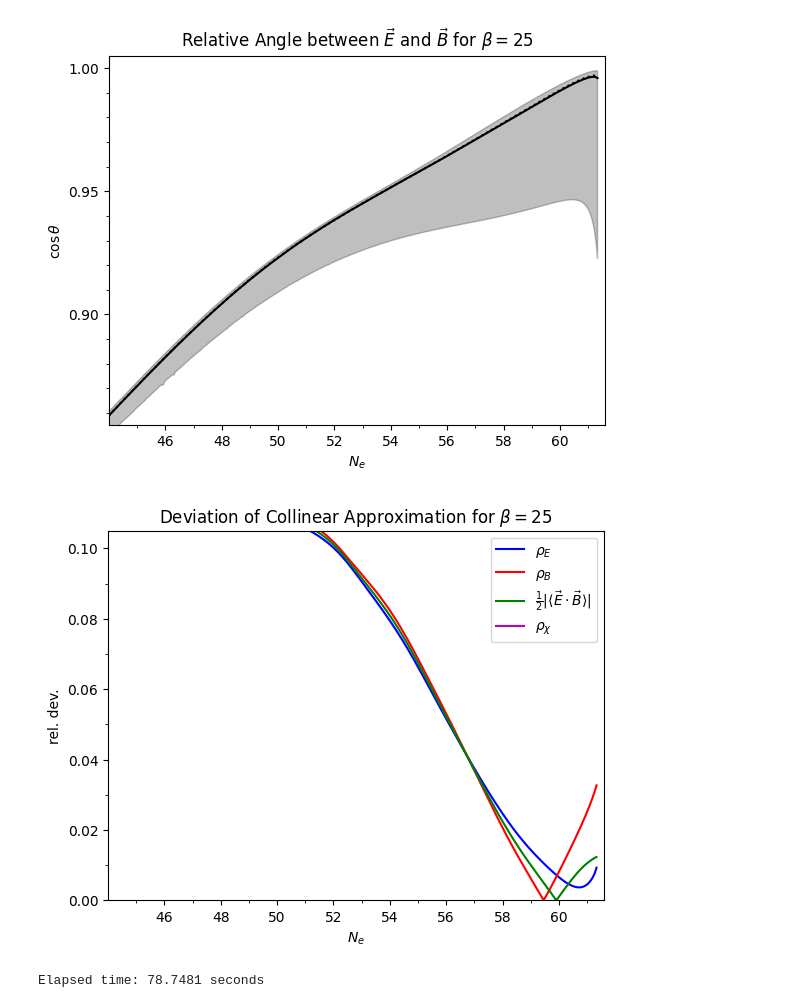
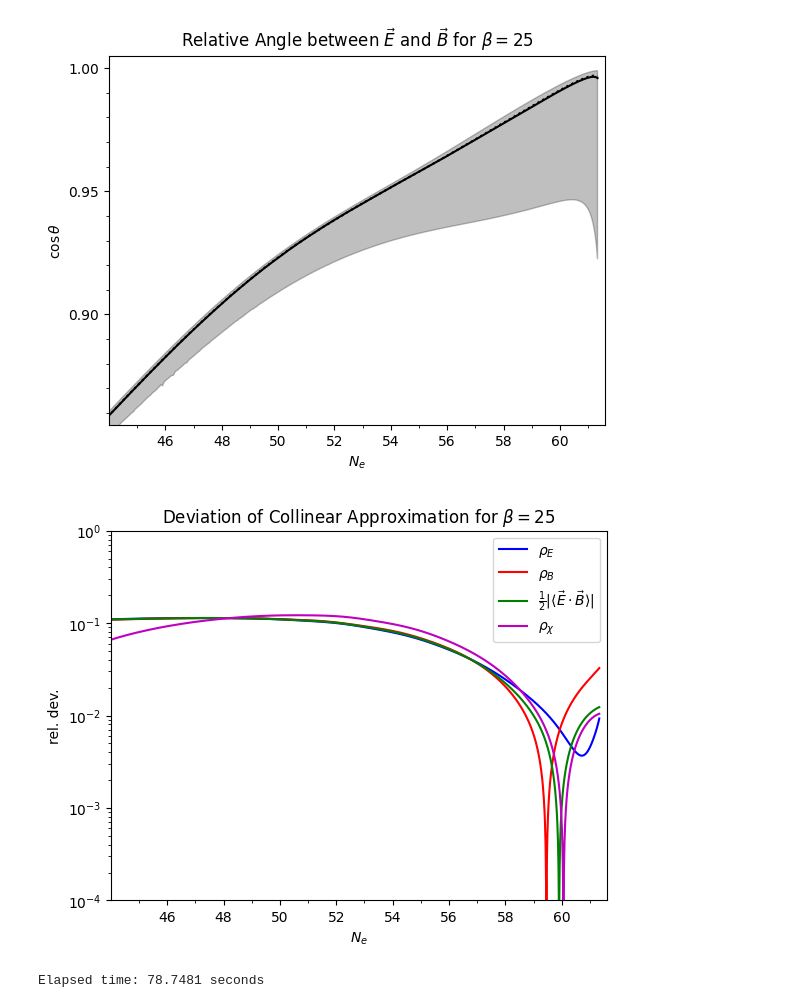
Before and after one commit to richard-von-eckardstein/GEFF, a Jupyter notebook: PlotResults.ipynb, the cells around one changed output. Saved outputs shown, nothing was run; the diff lists cells and outputs as text; code cells hidden in the pictures.

```diff
--- a/PlotResults.ipynb
+++ b/PlotResults.ipynb
@@ -64,9 +69,9 @@ plt.title("Gauge-Field Energy Densities with SE & " +  r"$\beta=25$")
 plt.plot(N, rhoEmid, "b:", label=r"$\rho_E$")
 plt.plot(N, rhoBmid, "r:", label=r"$\rho_B$")
 plt.plot(N, rhoGmid, "g:", label=r"$\frac{1}{2}|\langle\vec{E}\cdot\vec{B}\rangle|$")
-plt.plot(N1, 0.5*E1*omega**4, "b-")
-plt.plot(N1, 0.5*B1*omega**4, "r-")
-plt.plot(N1, 0.5*abs(G1)*omega**4, "g-")
+plt.plot(N, E1, "b-")
+plt.plot(N, B1, "r-")
+plt.plot(N, abs(G1), "g-")
 """plt.plot(N, rhoEelc, "b:")
 plt.plot(N, rhoBelc, "r:")
 plt.plot(N, rhoGelc, "g:")
@@ -99,9 +104,9 @@ plt.plot(N, rhoEmid, "b:", label=r"$\rho_E$")
 plt.plot(N, rhoBmid, "r:", label=r"$\rho_B$")
 plt.plot(N, rhoCmid, "g:", label=r"$\rho_\chi$")
 plt.plot(N, rhoTmid, "m-", label=r"$\rho_{\mathrm{tot}}$")
-plt.plot(N1, 0.5*E1*omega**4, "b-")
-plt.plot(N1, 0.5*B1*omega**4, "r-")
-plt.plot(N1, rhoChi1*omega**4, "g-")
+plt.plot(N, E1, "b-")
+plt.plot(N, B1, "r-")
+plt.plot(N, rhoChi1, "g-")
 plt.fill_between(N, rhoEmax, rhoEmin, alpha=0.25, color="b", edgecolor="b")
 plt.fill_between(N, rhoBmax, rhoBmin, alpha=0.25, color="r", edgecolor="r")
 plt.fill_between(N, rhoCmax, rhoCmin, alpha=0.25, color="g", edgecolor="g")
@@ -125,7 +130,7 @@ yticks = 0.01*np.arange(90, 105, 5)
 yticksmin = 0.01*np.arange(86, 101, 1)
 plt.fill_between(N, thetamax, thetamin, alpha=0.25, color="k", edgecolor="k")
 plt.plot(N, thetamid, "k:", label=r"$\rho_E$")
-plt.plot(N1, abs(G1)/np.sqrt(E1*B1), "k-")
+plt.plot(N, abs(G1)/np.sqrt(E1*B1), "k-")
 plt.ylim(0.855, 1.005)
 plt.xlim(44., 61.6)
 plt.xticks(xticks)
@@ -138,25 +143,21 @@ plt.savefig("SE_Beta25_Angle_CollinearVSfull.png")
 plt.show()
 
 plt.title(r"Deviation of Collinear Approximation for $\beta=25$")
-yticks = 0.02*np.arange(0, 6, 1)
-yticksmin = 0.01*np.arange(1, 10, 2)
-E = CubicSpline(N1, 0.5*E1*omega**4)(N)
-B = CubicSpline(N1, 0.5*B1*omega**4)(N)
-G = CubicSpline(N1, 0.5*abs(G1)*omega**4)(N)
-C = CubicSpline(N1, rhoChi1*omega**4)(N)
+#yticks = 0.02*np.arange(0, 6, 1)
+#yticksmin = 0.01*np.arange(1, 10, 2)
 plt.plot(N, abs((E-rhoEmid)/E), "b-", label=r"$\rho_E$")
 plt.plot(N, abs((B-rhoBmid)/B), "r-", label=r"$\rho_B$")
 plt.plot(N, abs((G-rhoGmid)/G), "g-", label=r"$\frac{1}{2}|\langle\vec{E}\cdot\vec{B}\rangle|$")
 plt.plot(N, abs((C-rhoCmid)/C), "m-", label=r"$\rho_\chi$")
-plt.ylim(0., 0.105)
+plt.ylim(1e-4, 1)
 plt.xlim(44., 61.6)
 plt.xticks(xticks)
 plt.xticks(xticksmin, minor=True)
-plt.yticks(yticks)
-plt.yticks(yticksmin, labels=None, minor=True)
+#plt.yticks(yticks)
+#plt.yticks(yticksmin, labels=None, minor=True)
 plt.ylabel("rel. dev.")
 plt.xlabel(r"$N_e$")
-#plt.yscale("log")
+plt.yscale("log")
 plt.legend(loc=0)
 plt.savefig("SE_Beta25_CollApprox_CollinearVSfull.png")
 plt.show()
@@ -166,5 +167,5 @@ plt.show()
 [figure]
-[figure, old version]
+[figure, new version]
 # %%
 alpha = 0.
 Mpl = 1.
```
Also changed, not shown: parts of 2 cells of this notebook, 3 other files.
